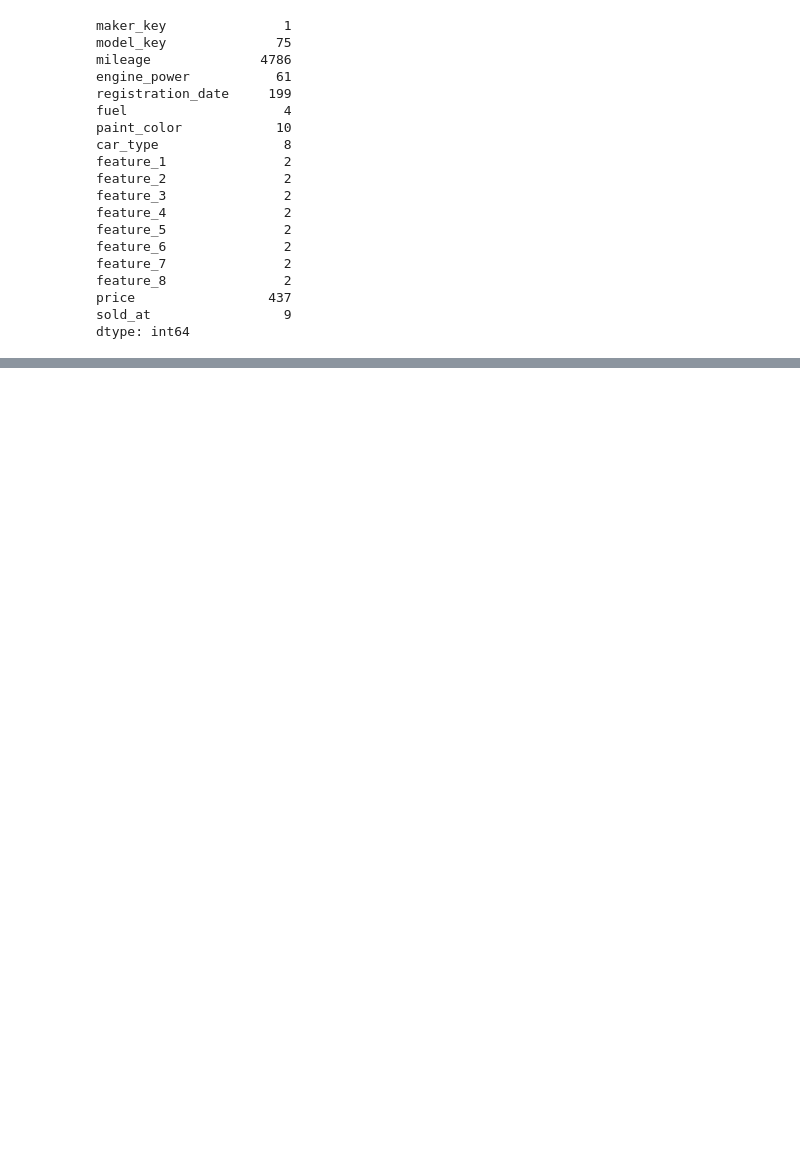
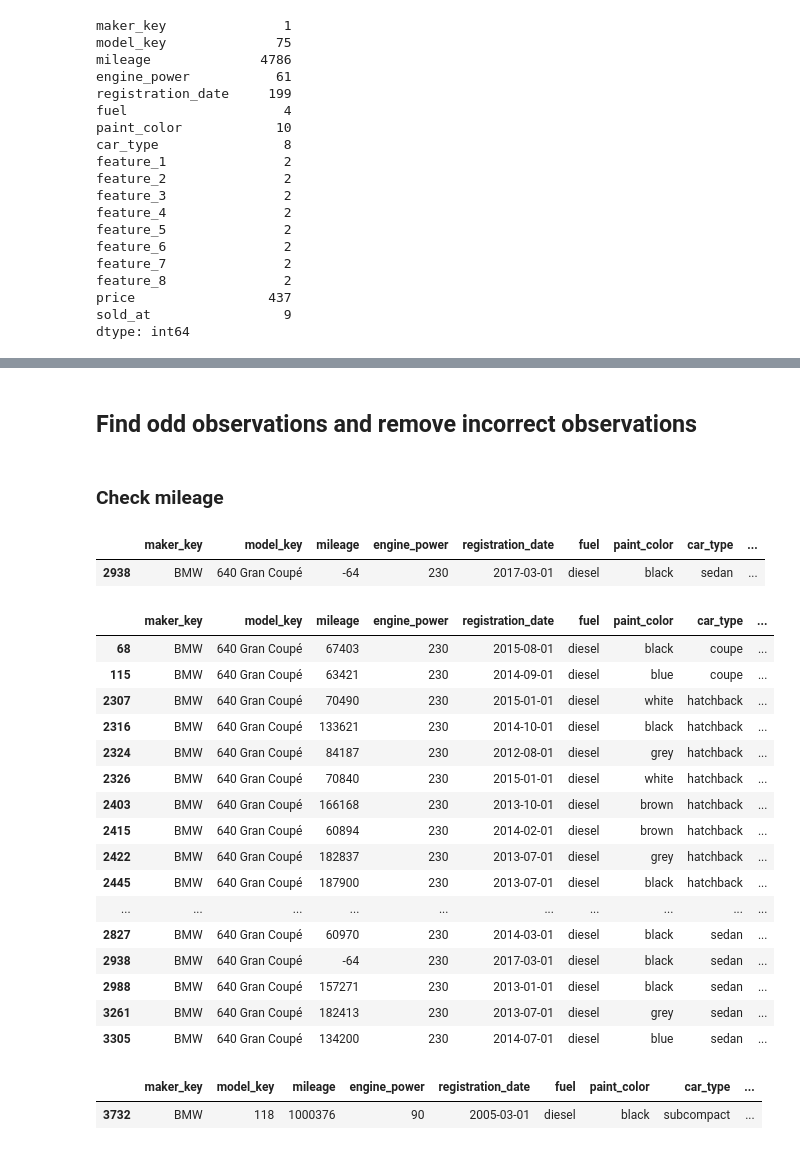
Before and after one commit to camontanezp/cars-price, a Jupyter notebook: notebooks/01_explore_and_validate_data.ipynb, the cells around one changed output, grey strips where cells are left out. Saved outputs shown, nothing was run; the diff lists cells and outputs as text; code cells hidden in the pictures; blank space fills up the shorter version.

Commit message:
Add progress in data exploration

```diff
--- a/notebooks/01_explore_and_validate_data.ipynb
+++ b/notebooks/01_explore_and_validate_data.ipynb
@@ -64,0 +140,4 @@ dtype: int64
+# %%
+# Convert date columns to datetime
+data['registration_date'] = pd.to_datetime(data['registration_date'])
+data['sold_at'] = pd.to_datetime(data['sold_at'])
@@ -64,0 +170,2 @@ dtype: int64
+# %%
+data['age_in_months_when_sold'] = (data['sold_at'].dt.to_period('M') - data['registration_date'].dt.to_period('M')).apply(lambda x: x.n)
@@ -64,0 +201,34 @@ dtype: int64
+# %% [markdown]
+## Find odd observations and remove incorrect observations
+# %% [markdown]
+### Check mileage
+# %%
+[data['mileage'] < 0]
+# %% [output]
+|  | maker_key | model_key | mileage | engine_power | registration_date | fuel | paint_color | car_type | ... |
+| 2938 | BMW | 640 Gran Coupé | -64 | 230 | 2017-03-01 | diesel | black | sedan | ... |
+# %%
+data[data['model_key'] == '640 Gran Coupé']
+# %% [output]
+|  | maker_key | model_key | mileage | engine_power | registration_date | fuel | paint_color | car_type | ... |
+| 68 | BMW | 640 Gran Coupé | 67403 | 230 | 2015-08-01 | diesel | black | coupe | ... |
+| 115 | BMW | 640 Gran Coupé | 63421 | 230 | 2014-09-01 | diesel | blue | coupe | ... |
+| 2307 | BMW | 640 Gran Coupé | 70490 | 230 | 2015-01-01 | diesel | white | hatchback | ... |
+| 2316 | BMW | 640 Gran Coupé | 133621 | 230 | 2014-10-01 | diesel | black | hatchback | ... |
+| 2324 | BMW | 640 Gran Coupé | 84187 | 230 | 2012-08-01 | diesel | grey | hatchback | ... |
+| 2326 | BMW | 640 Gran Coupé | 70840 | 230 | 2015-01-01 | diesel | white | hatchback | ... |
+| 2403 | BMW | 640 Gran Coupé | 166168 | 230 | 2013-10-01 | diesel | brown | hatchback | ... |
+| 2415 | BMW | 640 Gran Coupé | 60894 | 230 | 2014-02-01 | diesel | brown | hatchback | ... |
+| 2422 | BMW | 640 Gran Coupé | 182837 | 230 | 2013-07-01 | diesel | grey | hatchback | ... |
+| 2445 | BMW | 640 Gran Coupé | 187900 | 230 | 2013-07-01 | diesel | black | hatchback | ... |
+| ... | ... | ... | ... | ... | ... | ... | ... | ... | ... |
+| 2827 | BMW | 640 Gran Coupé | 60970 | 230 | 2014-03-01 | diesel | black | sedan | ... |
+| 2938 | BMW | 640 Gran Coupé | -64 | 230 | 2017-03-01 | diesel | black | sedan | ... |
+| 2988 | BMW | 640 Gran Coupé | 157271 | 230 | 2013-01-01 | diesel | black | sedan | ... |
+| 3261 | BMW | 640 Gran Coupé | 182413 | 230 | 2013-07-01 | diesel | grey | sedan | ... |
+| 3305 | BMW | 640 Gran Coupé | 134200 | 230 | 2014-07-01 | diesel | blue | sedan | ... |
+# %%
+data[data['mileage'] > 1e6]
+# %% [output]
+|  | maker_key | model_key | mileage | engine_power | registration_date | fuel | paint_color | car_type | ... |
+| 3732 | BMW | 118 | 1000376 | 90 | 2005-03-01 | diesel | black | subcompact | ... |
```
Also changed, not shown: parts of 50 cells of this notebook.
